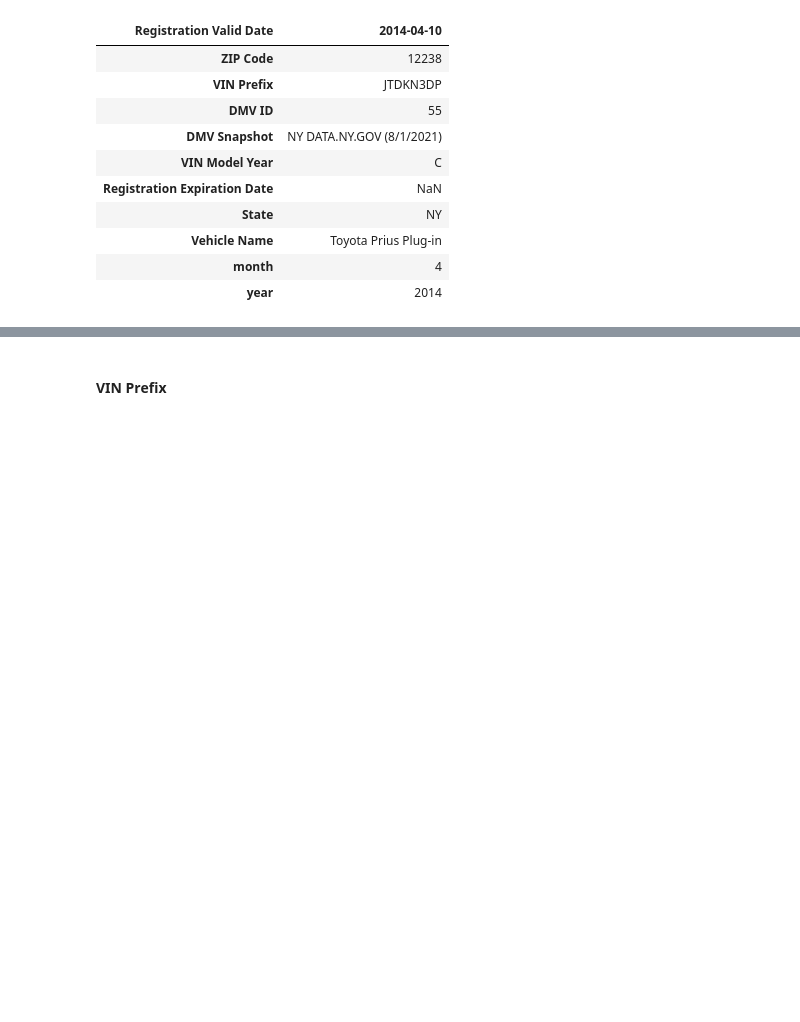
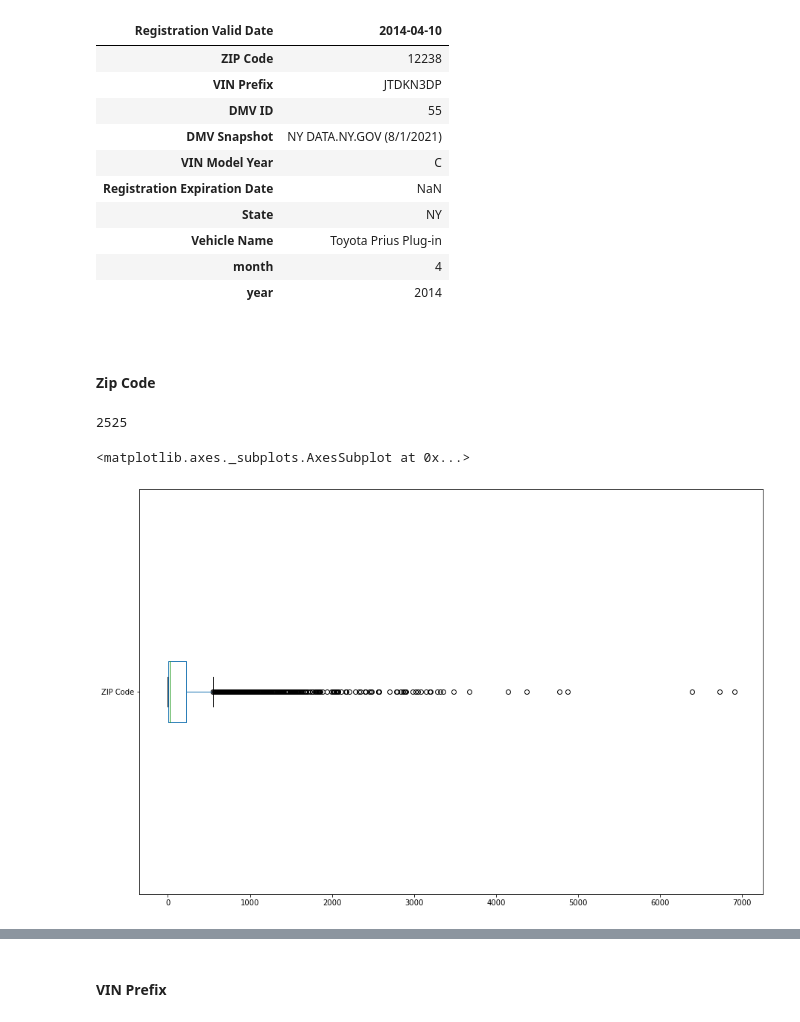
Before and after one commit to encodingintuition/EV_vehicles_US, a Jupyter notebook: Vehicles_NY-01-EDA_01.ipynb, the cells around one changed output, grey strips where cells are left out. Saved outputs shown, nothing was run; the diff lists cells and outputs as text; code cells hidden in the pictures; blank space fills up the shorter version.

```diff
--- a/Vehicles_NY-01-EDA_01.ipynb
+++ b/Vehicles_NY-01-EDA_01.ipynb
@@ -9,9 +9,12 @@
 import numpy as np
 import pandas as pd
 
+import plotly.express as px
 import seaborn as sns
 import matplotlib.pyplot as plt
 
+sns.set(rc={'figure.figsize':(21,9)})
+
 import missingno as msno
 # %% [markdown]
 # Data Ingestion
@@ -222,3 +240,12 @@ df.head(1).T
 | Vehicle Name | Toyota Prius Plug-in |
 | month | 4 |
 | year | 2014 |
+# %% [markdown]
+<br>
+
+#### Zip Code
+# %%
+# number of unique zip codes
+df['ZIP Code'].nunique()
+# %% [output]
+2525
@@ -224,0 +254,5 @@ df.head(1).T
+# %%
+df['ZIP Code'].value_counts().plot(kind = 'box', vert=False, figsize=(15,10));
+# %% [output]
+<matplotlib.axes._subplots.AxesSubplot at 0x...>
+[figure, added]
```
Also changed, not shown: parts of 5 cells of this notebook, 1 other file.
